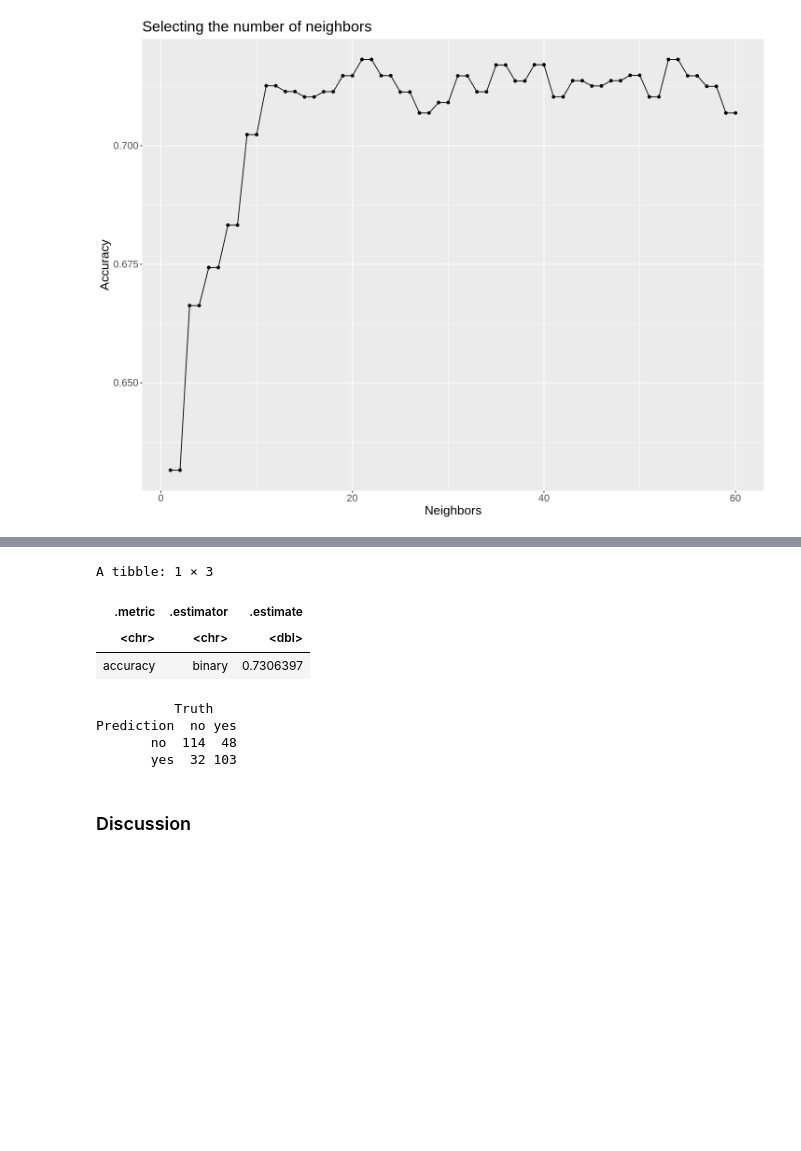
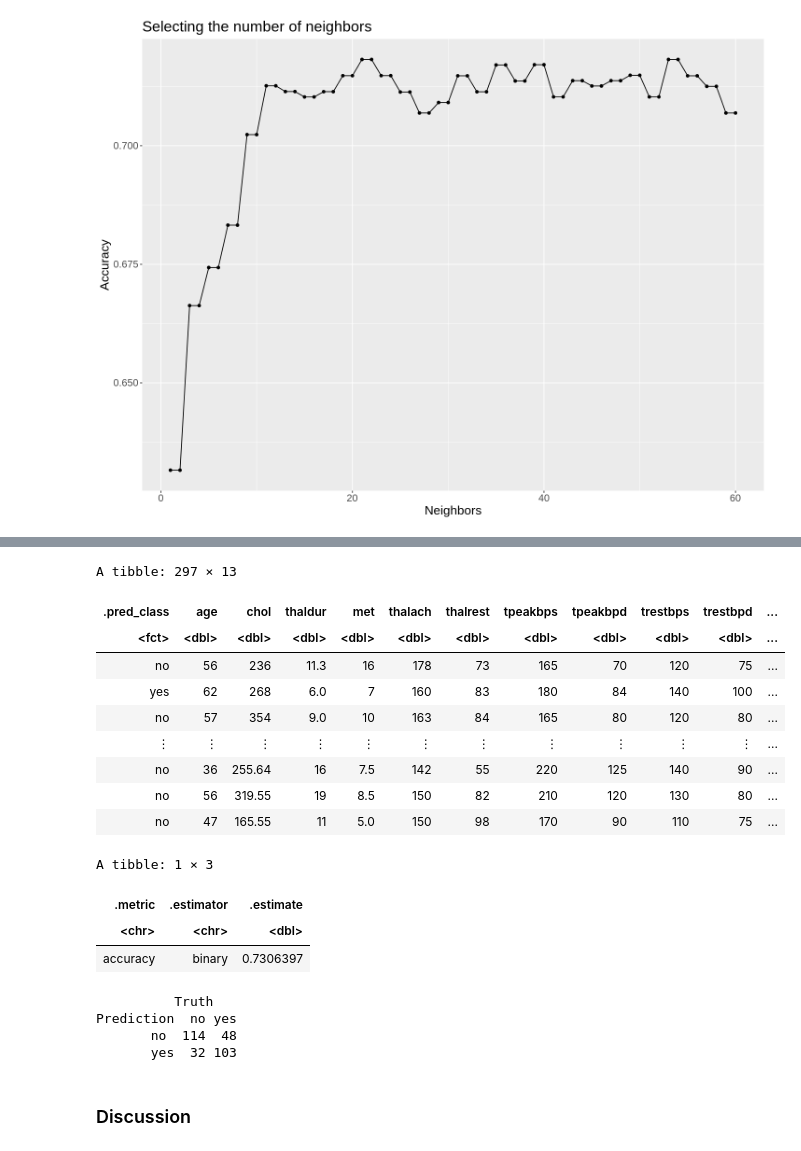
Before and after one commit to HUCKLEandtheSTALKER/DSCI100-jupyter-worksheets, a Jupyter notebook: project.ipynb, the cells around one changed output, grey strips where cells are left out. Cells and saved outputs as stored; diff of their text form; code cells hidden in the pictures; blank space fills up the shorter version.

Commit message:
Finished adding explanations prediction steps and completing model step.

```diff
--- a/project.ipynb
+++ b/project.ipynb
@@ -244,24 +244,35 @@ Description of Below:
 # %%
 heart_predictions <- predict(heart_fit, heart_testing) |>
                         bind_cols(heart_testing)
+heart_predictions
 
 heart_metrics <- heart_predictions |>
                     metrics(truth=disease, estimate=.pred_class)|>
                     filter(.metric == "accuracy")
 heart_metrics
 
 heart_conf_mat <- heart_predictions |>
                     conf_mat(truth=disease, estimate=.pred_class)
 heart_conf_mat
 # %% [output]
-A tibble: 1 × 3
+A tibble: 297 × 13
-| .metric | .estimator | .estimate |
-| <chr> | <chr> | <dbl> |
-| accuracy | binary | 0.7306397 |
+| .pred_class | age | chol | thaldur | met | thalach | thalrest | tpeakbps | tpeakbpd | trestbps | trestbpd | ... |
+| <fct> | <dbl> | <dbl> | <dbl> | <dbl> | <dbl> | <dbl> | <dbl> | <dbl> | <dbl> | <dbl> | ... |
+| no | 56 | 236 | 11.3 | 16 | 178 | 73 | 165 | 70 | 120 | 75 | ... |
+| yes | 62 | 268 | 6.0 | 7 | 160 | 83 | 180 | 84 | 140 | 100 | ... |
+| no | 57 | 354 | 9.0 | 10 | 163 | 84 | 165 | 80 | 120 | 80 | ... |
+| ⋮ | ⋮ | ⋮ | ⋮ | ⋮ | ⋮ | ⋮ | ⋮ | ⋮ | ⋮ | ⋮ | ... |
+| no | 36 | 255.64 | 16 | 7.5 | 142 | 55 | 220 | 125 | 140 | 90 | ... |
+| no | 56 | 319.55 | 19 | 8.5 | 150 | 82 | 210 | 120 | 130 | 80 | ... |
+| no | 47 | 165.55 | 11 | 5.0 | 150 | 98 | 170 | 90 | 110 | 75 | ... |
-          Truth
-Prediction  no yes
-       no  114  48
-       yes  32 103
+A tibble: 1 × 3
+| .metric | .estimator | .estimate |
+| <chr> | <chr> | <dbl> |
+| accuracy | binary | 0.7306397 |
+          Truth
+Prediction  no yes
+       no  114  48
+       yes  32 103
 # %% [markdown]
 ### Discussion
 # %% [markdown]
```
Also changed, not shown: parts of 3 cells of this notebook.
